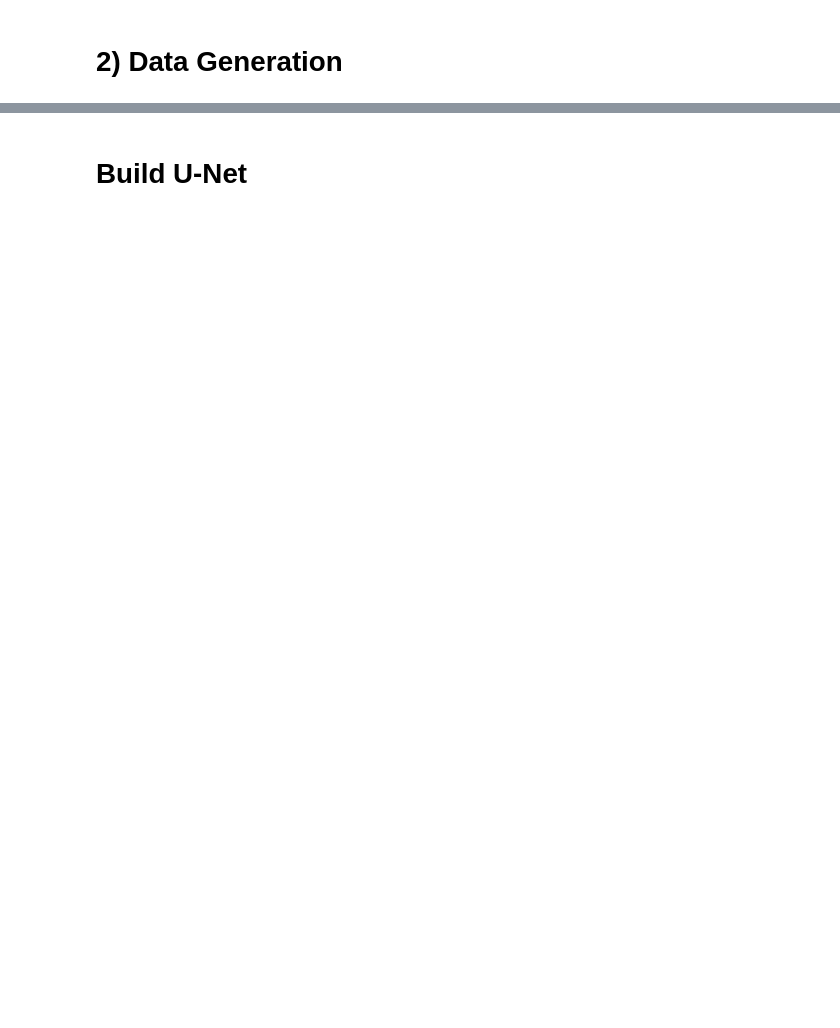
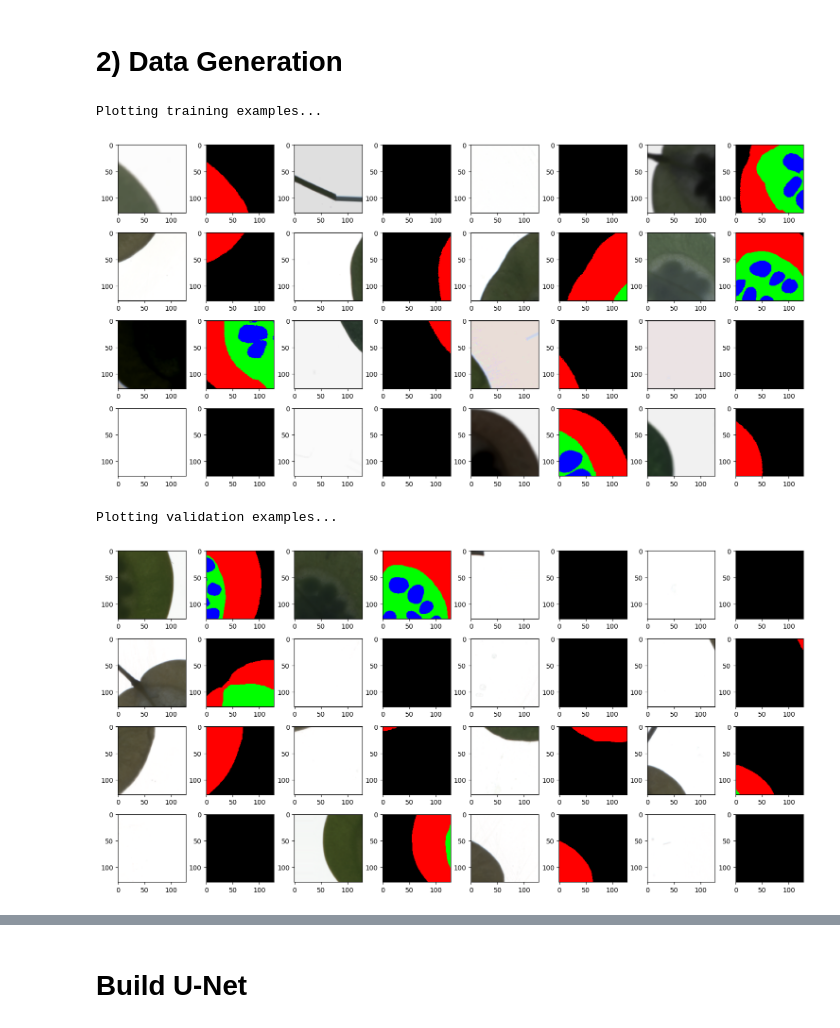
Before and after one commit to pikruse/pennycress-unet, a Jupyter notebook: notebooks/multiclass_segmentation.ipynb, the cells around one changed output, grey strips where cells are left out. Cells and saved outputs as stored; diff of their text form; code cells hidden in the pictures; blank space fills up the shorter version.

```diff
--- a/notebooks/multiclass_segmentation.ipynb
+++ b/notebooks/multiclass_segmentation.ipynb
@@ -147,26 +93,70 @@ class TileGenerator(Dataset):
 # %%
+# whenever you run cell, re-import TG as a module
+reload(TG)
+
 # options
 images = pennycress_images
 masks = multiclass_masks
 tile_size = 128
 train_prop = 0.8
 
 #create train/val splits by image
 p = np.random.permutation(len(images))
 train_idx = p[:int(train_prop*len(images))]
 val_idx = p[int(train_prop*len(images)):]
 
 
 
 # instantiate tilegenerator class
-train_generator = TileGenerator(
+train_generator = TG.TileGenerator(
     images=[images[i] for i in train_idx],
     masks=[masks[i] for i in train_idx],
     tile_size=tile_size,
-    split='train')
+    split='train',
+    n_pad = n_pad)
 
-val_generator = TileGenerator(
+val_generator = TG.TileGenerator(
     images=[images[i] for i in val_idx],
     masks=[masks[i] for i in val_idx],
     tile_size=tile_size,
-    split='val')
+    split='val',
+    n_pad = n_pad)
+
+#plot random samples
+figsize = 15
+np.random.seed(0)
+
+print('Plotting training examples...')
+fig = plt.figure(figsize=(figsize, figsize/2))
+N = len(train_generator)
+for i in range(16):
+    rand_idx = np.random.choice(N)
+    img, msk = train_generator[rand_idx]
+    img = img.permute(1, 2, 0).numpy()
+    msk = msk.permute(1, 2, 0).numpy()[:, :, 1:]
+    ax = fig.add_subplot(4, 8, 2*i+1)
+    plt.imshow(img, vmin=0, vmax=1, cmap='gray')
+    ax = fig.add_subplot(4, 8, 2*i+2)
+    plt.imshow(msk, vmin=0, vmax=1, cmap='gray')
+plt.tight_layout(pad=0.5)
+plt.show()
+
+print('Plotting validation examples...')
+fig = plt.figure(figsize=(figsize, figsize/2))
+N = len(val_generator)
+for i in range(16):
+    rand_idx = np.random.choice(N)
+    img, msk = val_generator[rand_idx]
+    img = img.permute(1, 2, 0).numpy()
+    msk = msk.permute(1, 2, 0).numpy()[:, :, 1:]
+    ax = fig.add_subplot(4, 8, 2*i+1)
+    plt.imshow(img, vmin=0, vmax=1)
+    ax = fig.add_subplot(4, 8, 2*i+2)
+    plt.imshow(msk, vmin=0, vmax=1)
+plt.tight_layout(pad=0.5)
+plt.show()
+# %% [output]
+Plotting training examples...
+[figure, added]
+Plotting validation examples...
+[figure, added]
```
Also changed, not shown: parts of 15 cells of this notebook, 12 other files.
